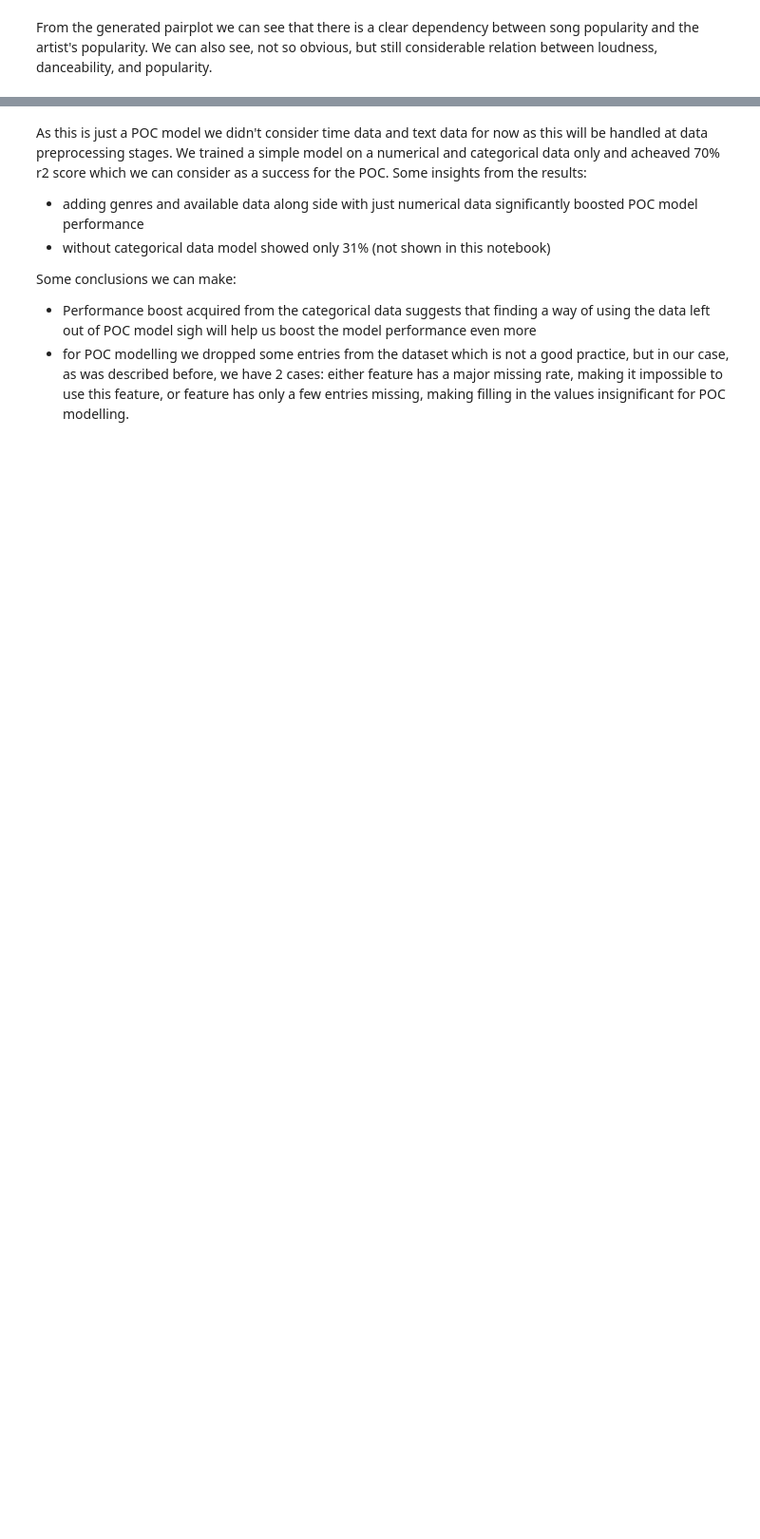
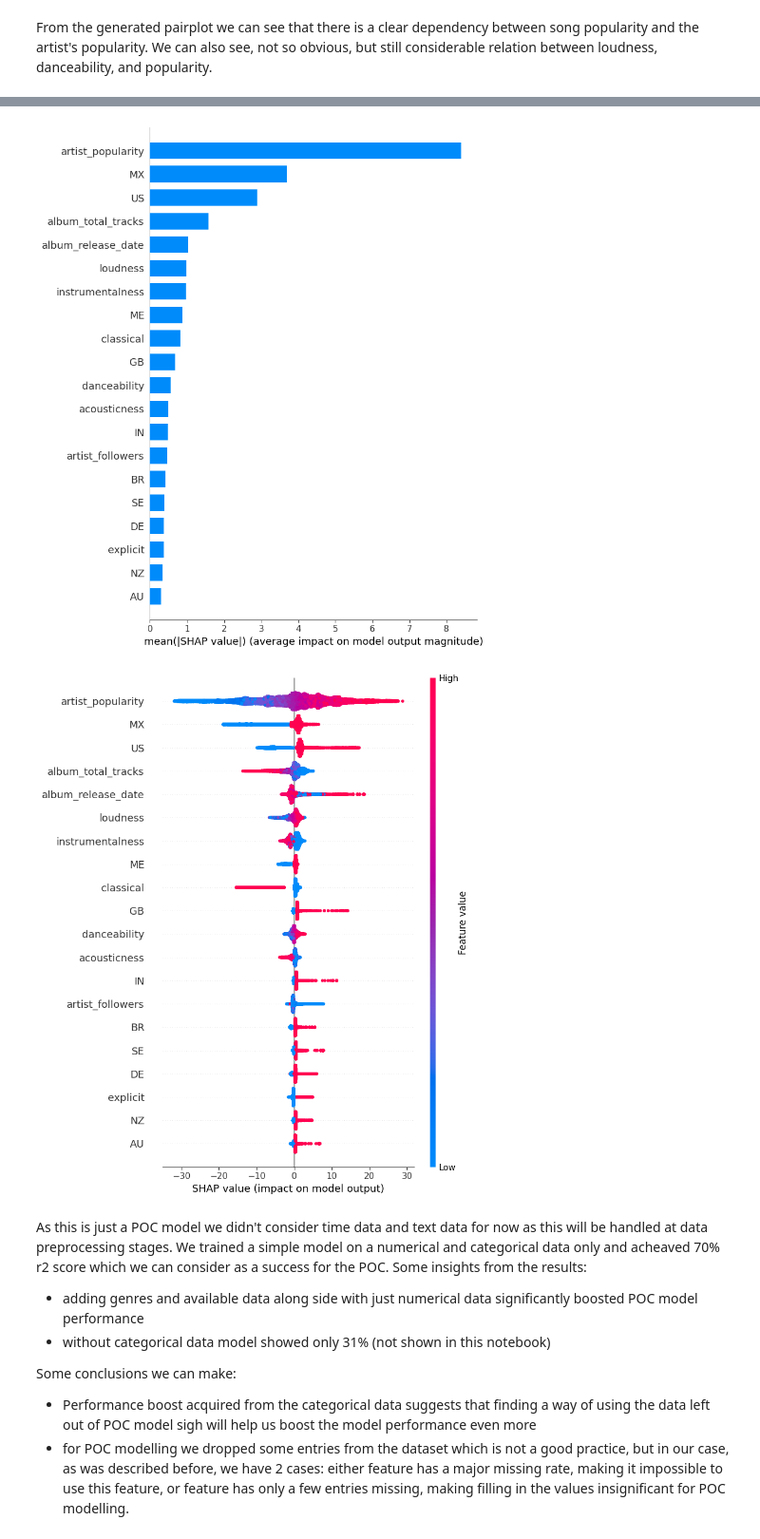
Before and after one commit to davidkhachikov/MLOps-for-music-popularity-prediction, a Jupyter notebook: notebooks/1_business_data_understanding.ipynb, the cells around one changed output, grey strips where cells are left out. Shown at 95% size. Saved outputs shown, nothing was run; the diff lists cells and outputs as text; code cells hidden in the pictures; blank space fills up the shorter version.

```diff
--- a/notebooks/1_business_data_understanding.ipynb
+++ b/notebooks/1_business_data_understanding.ipynb
@@ -542,0 +673,35 @@ print("Best Score:", best_score)
+# %%
+# For this task we will avoid any data preprocessing
+# We will train the HistGradientBoostingRegressor model on the data
+from sklearn.model_selection import train_test_split
+from sklearn.ensemble import HistGradientBoostingRegressor
+from sklearn.metrics import mean_squared_error, r2_score
+from sklearn.model_selection import GridSearchCV
+
+X = pattern_df.drop(columns=["popularity"])
+y = pattern_df["popularity"]
+print(list(X.columns))
+
+# Split the data into train and test sets
+X_train, X_test, y_train, y_test = train_test_split(X, y, test_size=0.2, random_state=42)
+print(f"Train set shape: {X_train.shape}")
+print(f"Test set shape: {X_test.shape}")
+
+model = HistGradientBoostingRegressor(l2_regularization=0.01)
+
+# Fit the grid search model to the training data
+X_train = X_train.astype(float)
+y_train = y_train.astype(float)
+
+model.fit(X_train, y_train)
+
+# Make predictions
+X_test = X_test.astype(float)
+y_test = y_test.astype(float)
+y_pred = model.predict(X_test)
+
+# Evaluate the model
+mse = mean_squared_error(y_test, y_pred)
+r2 = r2_score(y_test, y_pred)
+print(f"Mean Squared Error: {mse}")
+print(f"R2 Score: {r2}")
@@ -543,20 +714,18 @@ print("Best Score:", best_score)
 # %%
 # Explain the model using SHAP values
 import shap
 
-# Print r2 score first
-y_pred = grid_search.best_estimator_.predict(X_test)
-r2 = r2_score(y_test, y_pred)
-print(f"R2 Score: {r2}")
-
 # Create the explainer
-explainer = shap.Explainer(grid_search.best_estimator_)
+explainer = shap.Explainer(model)
 # Calculate the SHAP values
 shap_values = explainer(X_test)
 
 # Plot the SHAP values
 shap.summary_plot(shap_values, X_test, plot_type="bar")
 shap.summary_plot(shap_values, X_test)
+# %% [output]
+[figure, added]
+[figure, added]
 # %% [markdown]
 As this is just a POC model we didn't consider time data and text data for now as this will be handled at data preprocessing stages.
 We trained a simple model on a numerical and categorical data only and acheaved 70% r2 score which we can consider as a success for the POC.
```
Also changed, not shown: parts of 15 cells of this notebook, 2 other files.
